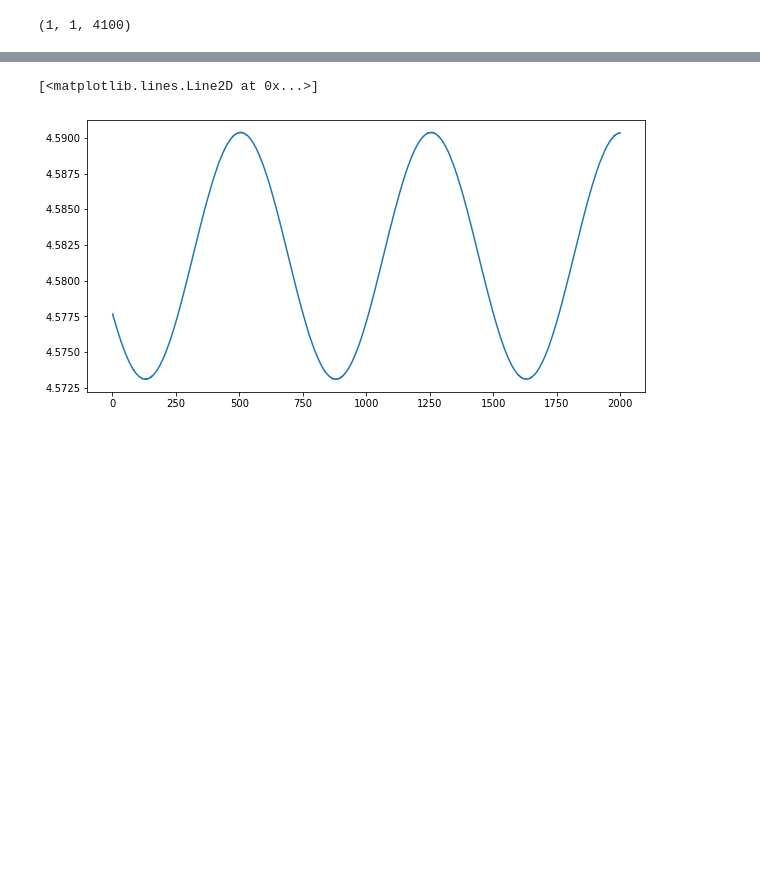
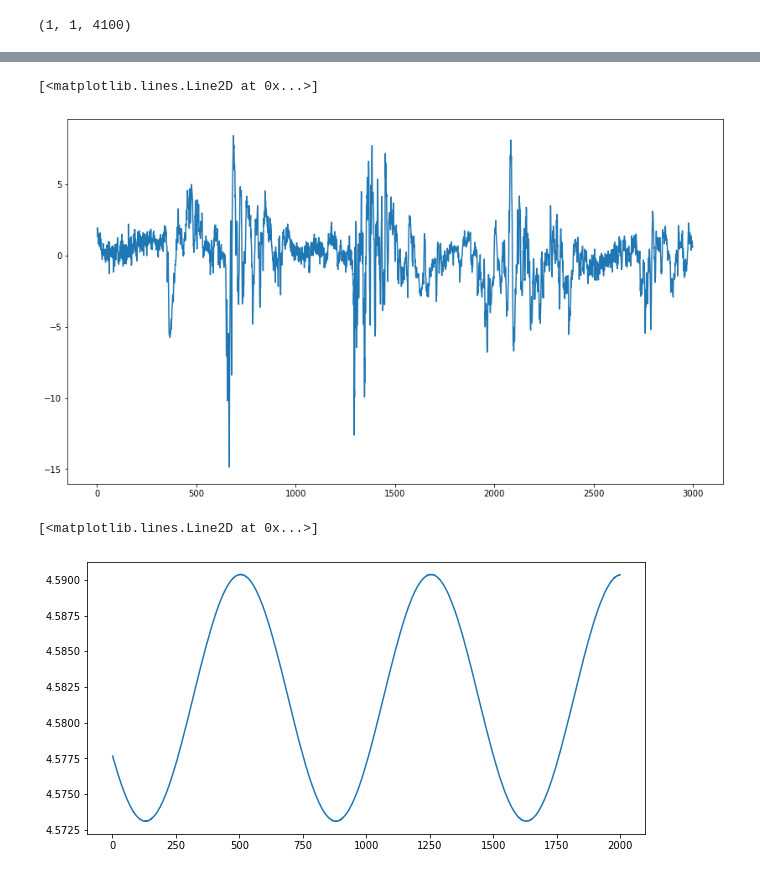
Before and after one commit to larsmmo/Master, a Jupyter notebook: gaussianProcess/GPKF/train.ipynb, the cells around one changed output, grey strips where cells are left out. Saved outputs shown, nothing was run; the diff lists cells and outputs as text; code cells hidden in the pictures; blank space fills up the shorter version.

```diff
--- a/gaussianProcess/GPKF/train.ipynb
+++ b/gaussianProcess/GPKF/train.ipynb
@@ -304,6 +334,9 @@ permodel.score(spaceLocsMeas, np.arange(2900, 4000), Y[:,2900:4000])
 # %%
-plt.figure(figsize = (16, 10))
+plt.figure(figsize = (14, 8))
 plt.plot(np.arange(0,3000), (Y[:,0:3000]- predictedMean[:,0:3000])[0])
+# %% [output]
+[<matplotlib.lines.Line2D at 0x...>]
+[figure, added]
 # %%
 per = Periodic(input_dim = 1, variance = 400, lengthscale = 3000, period = 750) #* Matern52(input_dim = 1, lengthscale=0.1, variance = 0.1)
 Xs = np.expand_dims(np.arange(1, 2000),1)
```
Also changed, not shown: parts of 14 cells of this notebook, 1 other file.
